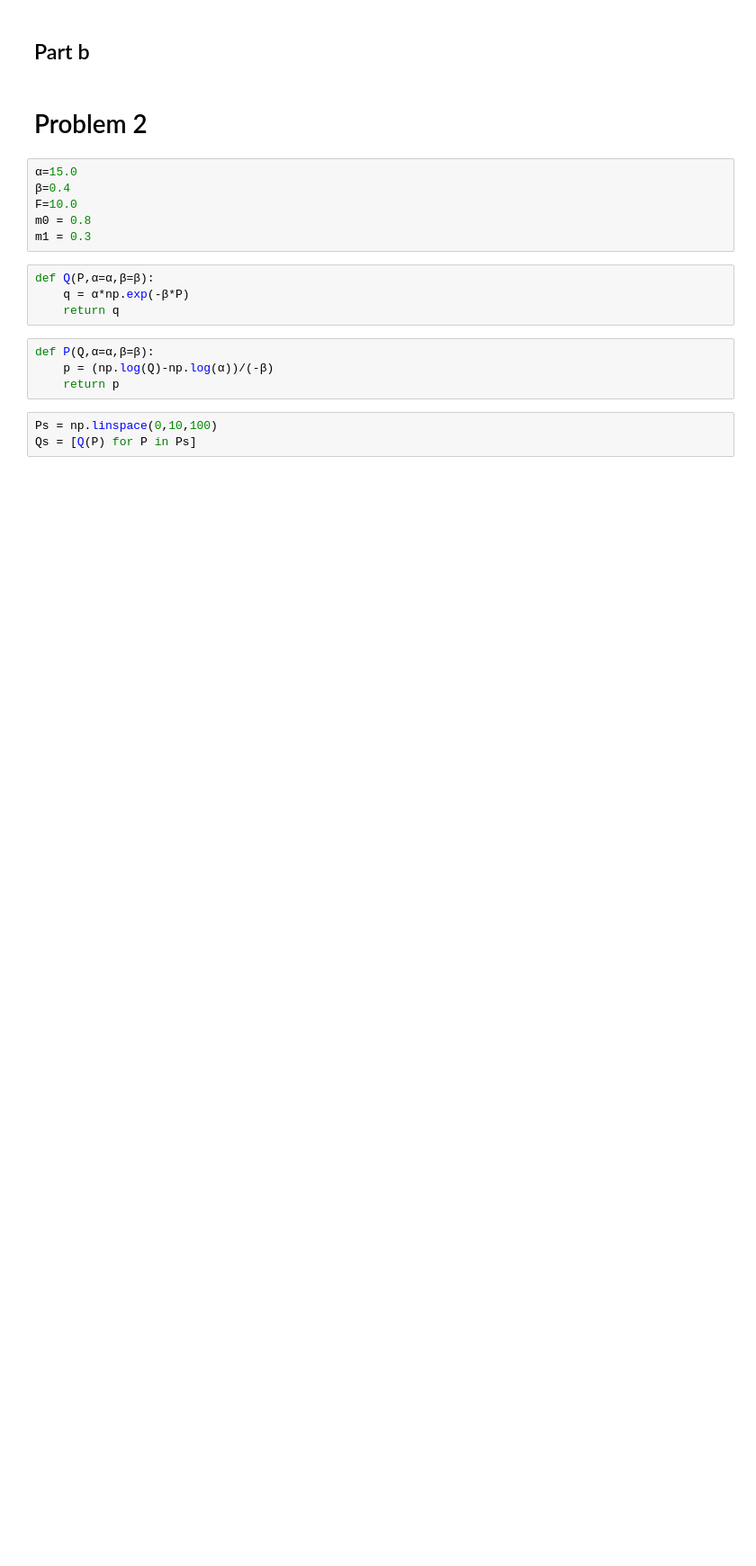
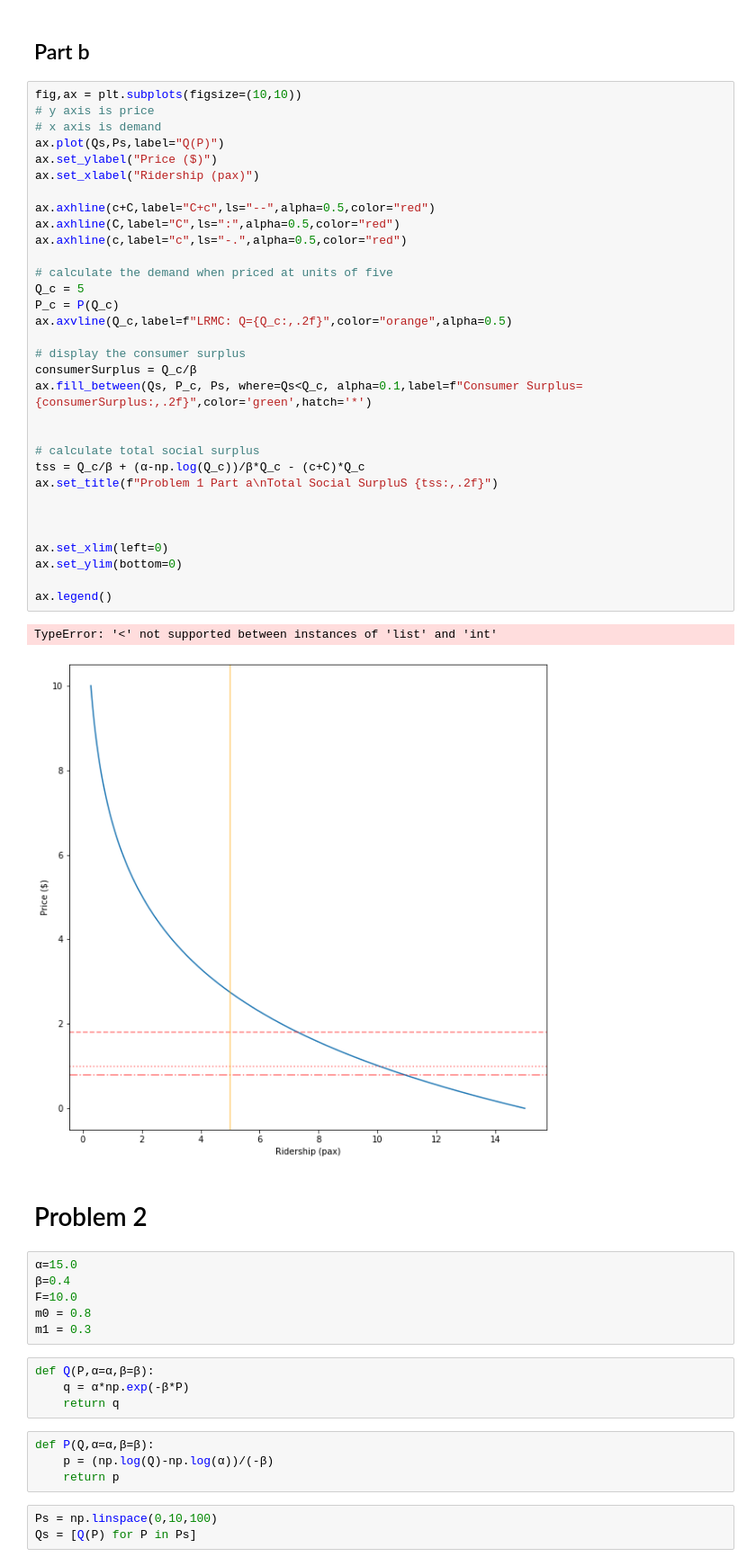
Before and after one commit to noahgarfinkle/Spring2020, a Jupyter notebook: CEE 498 Transportation Economics/Assignments/Assignment 2.ipynb, the cells around one changed output. Shown at 90% size. Cells and saved outputs as stored; diff of their text form; blank space fills up the shorter version.

```diff
--- a/CEE 498 Transportation Economics/Assignments/Assignment 2.ipynb
+++ b/CEE 498 Transportation Economics/Assignments/Assignment 2.ipynb
@@ -162,5 +166,40 @@ consumerSurplus - 0
 # %% [markdown]
 ## Part b
+# %%
+fig,ax = plt.subplots(figsize=(10,10))
+# y axis is price
+# x axis is demand
+ax.plot(Qs,Ps,label="Q(P)")
+ax.set_ylabel("Price ($)")
+ax.set_xlabel("Ridership (pax)")
+
+ax.axhline(c+C,label="C+c",ls="--",alpha=0.5,color="red")
+ax.axhline(C,label="C",ls=":",alpha=0.5,color="red")
+ax.axhline(c,label="c",ls="-.",alpha=0.5,color="red")
+
+# calculate the demand when priced at units of five
+Q_c = 5
+P_c = P(Q_c)
+ax.axvline(Q_c,label=f"LRMC: Q={Q_c:,.2f}",color="orange",alpha=0.5)
+
+# display the consumer surplus
+consumerSurplus = Q_c/β
+ax.fill_between(Qs, P_c, Ps, where=Qs<Q_c, alpha=0.1,label=f"Consumer Surplus={consumerSurplus:,.2f}",color='green',hatch='*')
+
+
+# calculate total social surplus
+tss = Q_c/β + (α-np.log(Q_c))/β*Q_c - (c+C)*Q_c
+ax.set_title(f"Problem 1 Part a\nTotal Social SurpluS {tss:,.2f}")
+
+
+
+ax.set_xlim(left=0)
+ax.set_ylim(bottom=0)
+
+ax.legend()
+# %% [output]
+TypeError: '<' not supported between instances of 'list' and 'int'
+[figure, added]
 # %% [markdown]
 # Problem 2
 # %%
```
Also changed, not shown: parts of 4 cells of this notebook.
